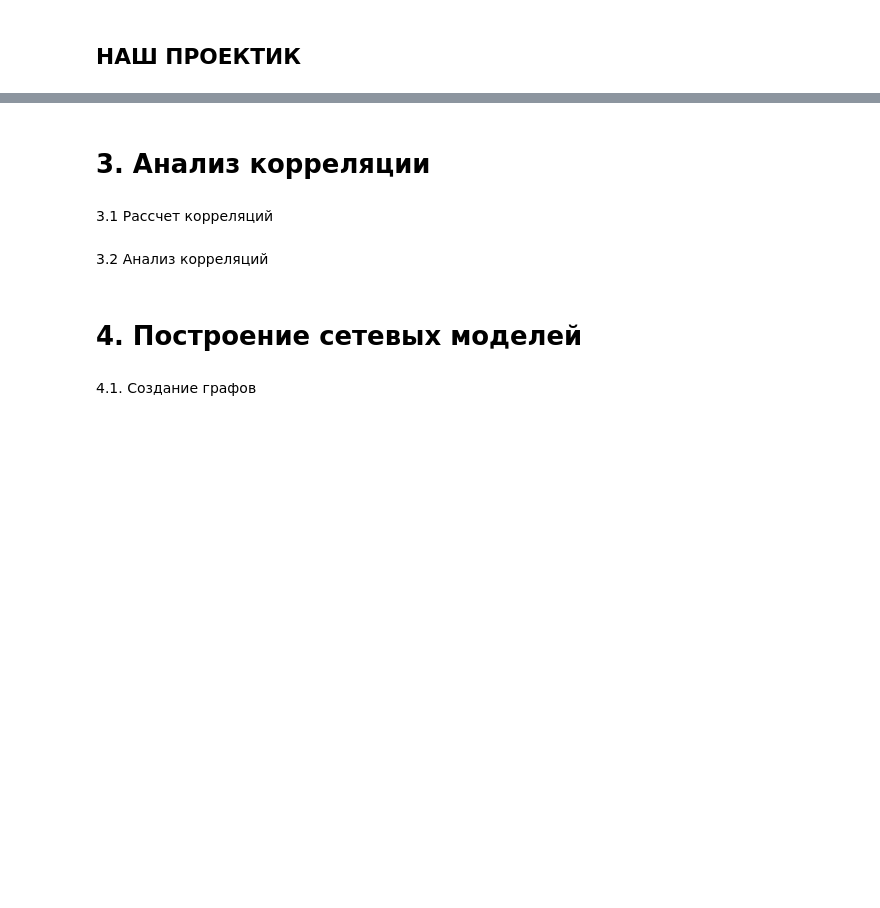
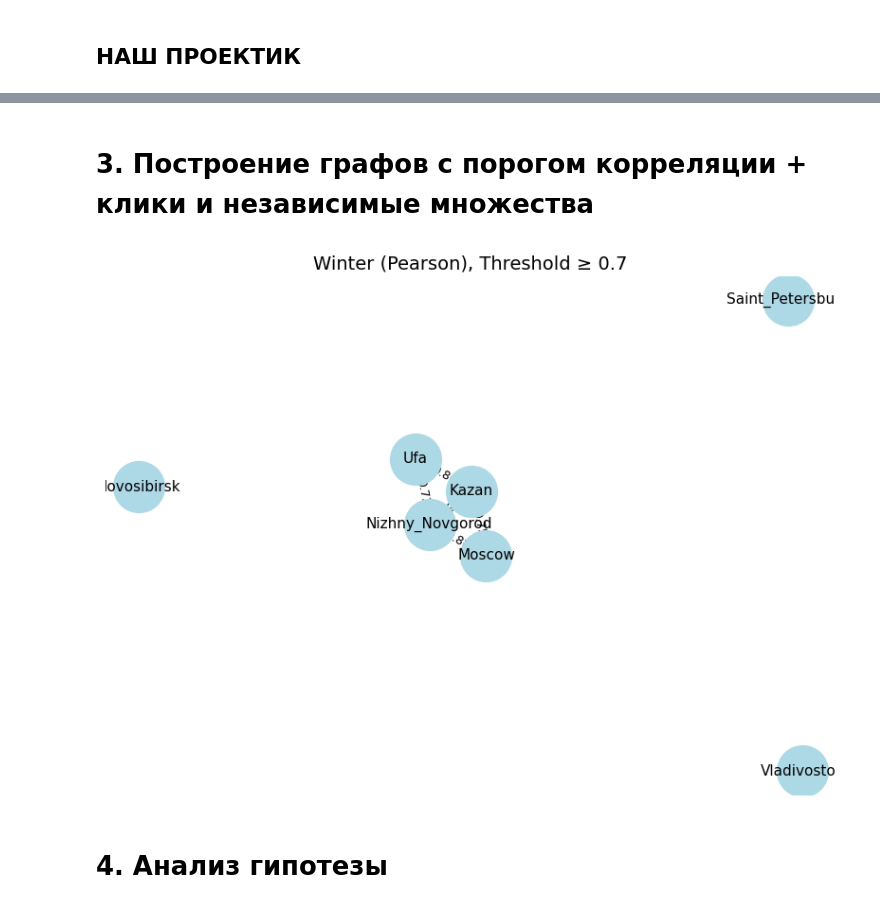
Before and after one commit to DanKolganov/HSE_proj, a Jupyter notebook: main.ipynb, the cells around one changed output, grey strips where cells are left out. Saved outputs shown, nothing was run; the diff lists cells and outputs as text; code cells hidden in the pictures; blank space fills up the shorter version.

Commit message:
punkt 3 with new correlation graphs and cliques

```diff
--- a/main.ipynb
+++ b/main.ipynb
@@ -142,0 +171,10 @@ print(df_monthly_all[['month', 'temperature', 'city', 'season']].head())
+# %%
+# Пример: построить графы для почасовых данных
+hourly_graphs = build_correlation_graphs(
+    df=df_hourly_all,
+    time_col='datetime'
+)
+# Создание матриц корреляции для разных промежутков измерения
+# То же для дневных и месячных
+daily_graphs = build_correlation_graphs(df_daily_all, time_col='datetime')
+monthly_graphs = build_correlation_graphs(df_monthly_all.rename(columns={'month': 'datetime'}), time_col='datetime')
@@ -142,0 +221,2 @@ print(df_monthly_all[['month', 'temperature', 'city', 'season']].head())
+# %% [markdown]
+# 3. Построение графов с порогом корреляции + клики и независимые множества
@@ -143,10 +270,37 @@ print(df_monthly_all[['month', 'temperature', 'city', 'season']].head())
+# %%
+#функция визуализации отсеченного графа
+def draw_thresholded_graph(G: nx.Graph, threshold=0.7, title=''):
+    G_thresh = threshold_graph(G, threshold)
+
+    if G_thresh.number_of_edges() == 0:
+        print(f"⚠️ Нет рёбер выше порога {threshold}")
+        return
+
+    pos = nx.spring_layout(G_thresh, seed=42)
+
+    edges = list(G_thresh.edges(data=True))
+    weights = [d['weight'] for _, _, d in edges]
+    abs_weights = [abs(w) for w in weights]
+    edge_colors = [plt.cm.RdYlGn((w + 1) / 2) for w in weights]
+    edge_labels = {(u, v): f"{w:.2f}" for u, v, d in edges if (w := d['weight'])}
+
+    plt.figure(figsize=(8, 6))
+    nx.draw_networkx_nodes(G_thresh, pos, node_color='lightblue', node_size=1500)
+    nx.draw_networkx_labels(G_thresh, pos, font_size=11)
+    nx.draw_networkx_edges(G_thresh, pos, edgelist=[(u, v) for u, v, _ in edges],
+                           edge_color=edge_colors,
+                           width=[2 + 4 * w for w in abs_weights])
+    nx.draw_networkx_edge_labels(G_thresh, pos, edge_labels=edge_labels, font_size=9)
+
+    plt.title(title or f"Thresholded Graph (≥ {threshold})", fontsize=14)
+    plt.axis('off')
+    plt.tight_layout()
+    plt.show()
+# %%
+#визуализация зимнего графа пирсона из почасовых данных при пороге 0.7:
+G = hourly_graphs[('winter', 'pearson')]
+draw_thresholded_graph(G, threshold=0.7, title='Winter (Pearson), Threshold ≥ 0.7')
+# %% [output]
+[figure, added]
 # %% [markdown]
-# 3. Анализ корреляции
+# 4. Анализ гипотезы
-# %% [markdown]
-3.1 Рассчет корреляций
-# %% [markdown]
-3.2 Анализ корреляций
-# %% [markdown]
-# 4. Построение сетевых моделей
-# %% [markdown]
-4.1. Создание графов
```
Also changed, not shown: parts of 14 cells of this notebook.
